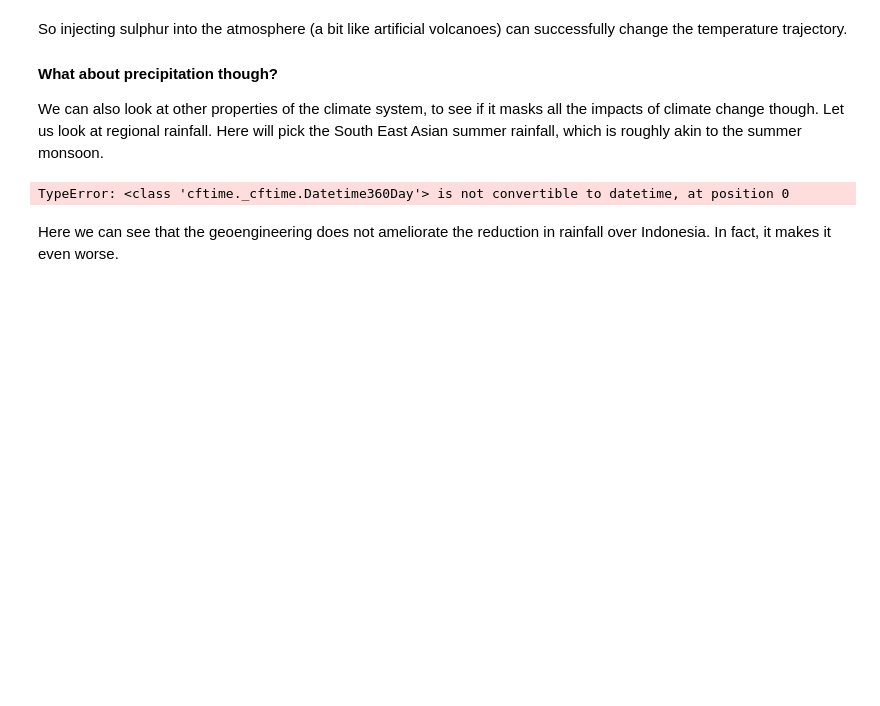
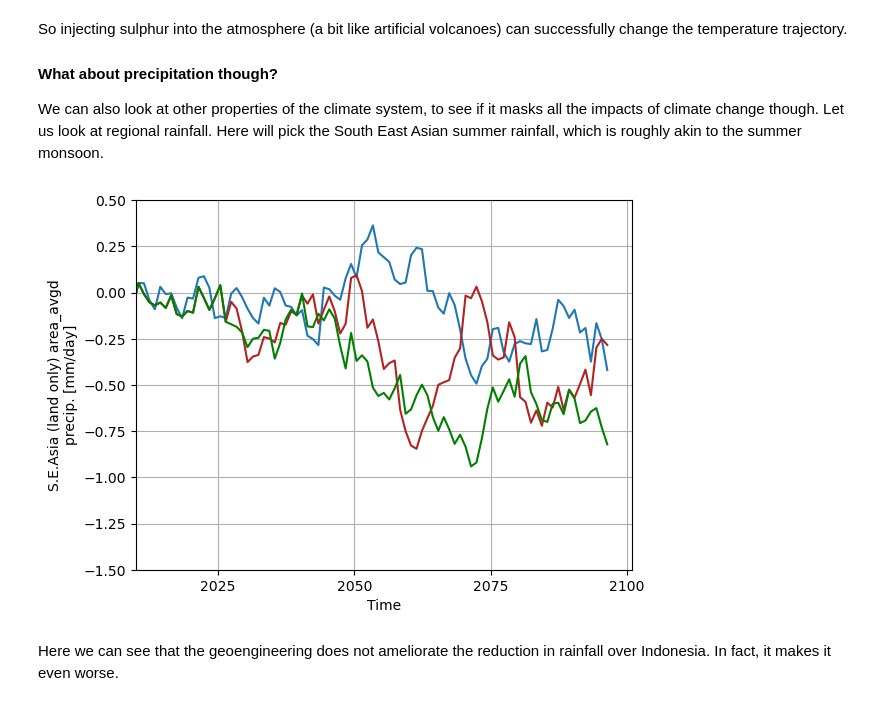
Before and after one commit to chrisbrierley/geog0121, a Jupyter notebook: GeoMIP.ipynb, the cells around one changed output. Drawn from its saved outputs; the diff is of its cells as text; code cells hidden in the pictures; blank space fills up the shorter version.

Commit message:
Adjusted GeoMIP to run purely through cftime.datetime360day

```diff
--- a/GeoMIP.ipynb
+++ b/GeoMIP.ipynb
@@ -70,38 +70,38 @@ We can also look at other properties of the climate system, to see if it masks a
 # %%
 # Let smooth this to create a 5-year mean
 sea_245=ssp245.ipcc_SEA_lnd_pr #load the monthly time series
-sea_245["time"] = pd.to_datetime(sea_245["time"].values)
+#sea_245["time"] = pd.to_datetime(sea_245["time"].values)
 sea_245_seasonal=sea_245.resample(time="QS-DEC").mean()
 sea_sm245=sea_245_seasonal[2::4]
 sea_sm245_smoothed=sea_sm245.rolling(time=10,center=True).mean() #take the 5-year running mean (i.e. rolling over 60 months)
 
 # Let smooth this to create a 5-year mean
 sea_585=ssp585.ipcc_SEA_lnd_pr #load the monthly time series
-sea_585["time"] = pd.to_datetime(sea_585["time"].values)
+#sea_585["time"] = pd.to_datetime(sea_585["time"].values)
 sea_585_seasonal=sea_585.resample(time="QS-DEC").mean()
 sea_sm585=sea_585_seasonal[2::4]
 sea_sm585_smoothed=sea_sm585.rolling(time=10,center=True).mean() #take the 5-year running mean (i.e. rolling over 60 months)
 
 # Let smooth this to create a 5-year mean
 sea_G6=G6.ipcc_SEA_lnd_pr #load the monthly time series
 sea_G6_seasonal=sea_G6.resample(time="QS-DEC").mean()
 sea_smG6=sea_G6_seasonal[2::4]
 sea_smG6_smoothed=sea_smG6.rolling(time=10,center=True).mean() #take the 5-year running mean (i.e. rolling over 60 months)
 
 sea_sm245_smoothed.plot() #by default the first line is blue
 sea_sm585_smoothed.plot(color='firebrick')
 sea_smG6_smoothed.plot(color='green') #by default the second line is orangeglt_G6_smoothed.plot(color='green')
 
 start_date=cftime.Datetime360Day(2010,1,1,0,0,0)
 end_date=cftime.Datetime360Day(2100,12,30,0,0,0)
 # alter the limits of the axes
 matplotlib.pyplot.axis([start_date,end_date, -1.5, 0.5]) #[xmin, xmax, ymin, ymax]; Note that the years are strings
 # add a grid in the background
 matplotlib.pyplot.grid(True)
 
 #Finally save the figure to your current directory...
 #plt.savefig("nino34_timeseries_plot.pdf")
 # %% [output]
-TypeError: <class 'cftime._cftime.Datetime360Day'> is not convertible to datetime, at position 0
+[figure, added]
 # %% [markdown]
 Here we can see that the geoengineering does not ameliorate the reduction in rainfall over Indonesia. In fact, it makes it even worse.
```
